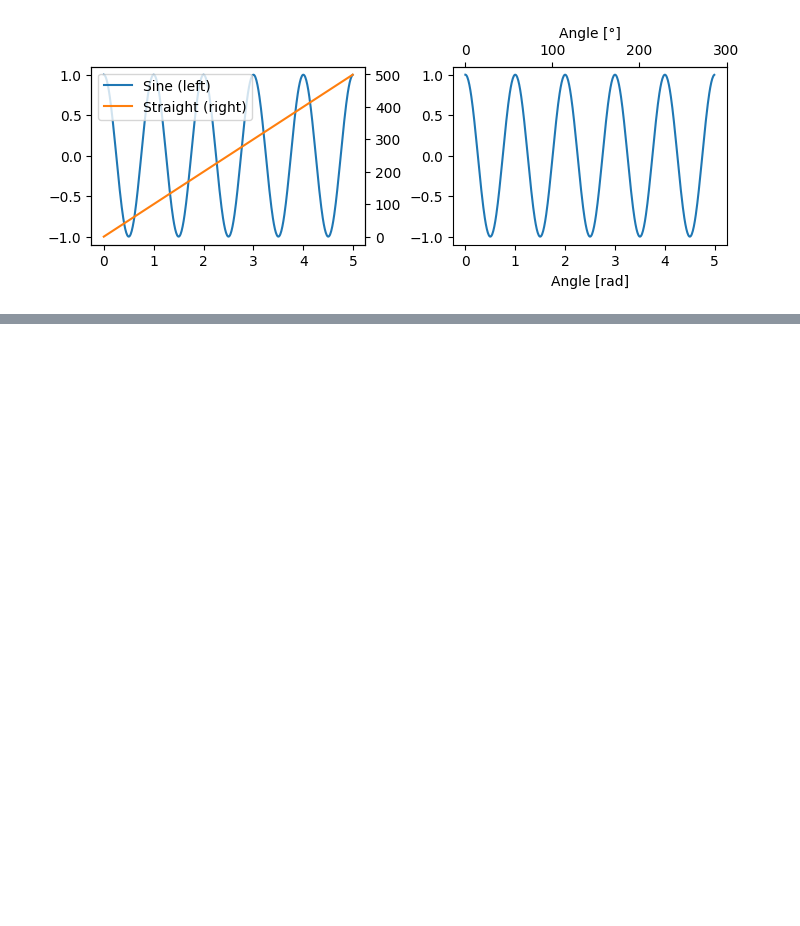
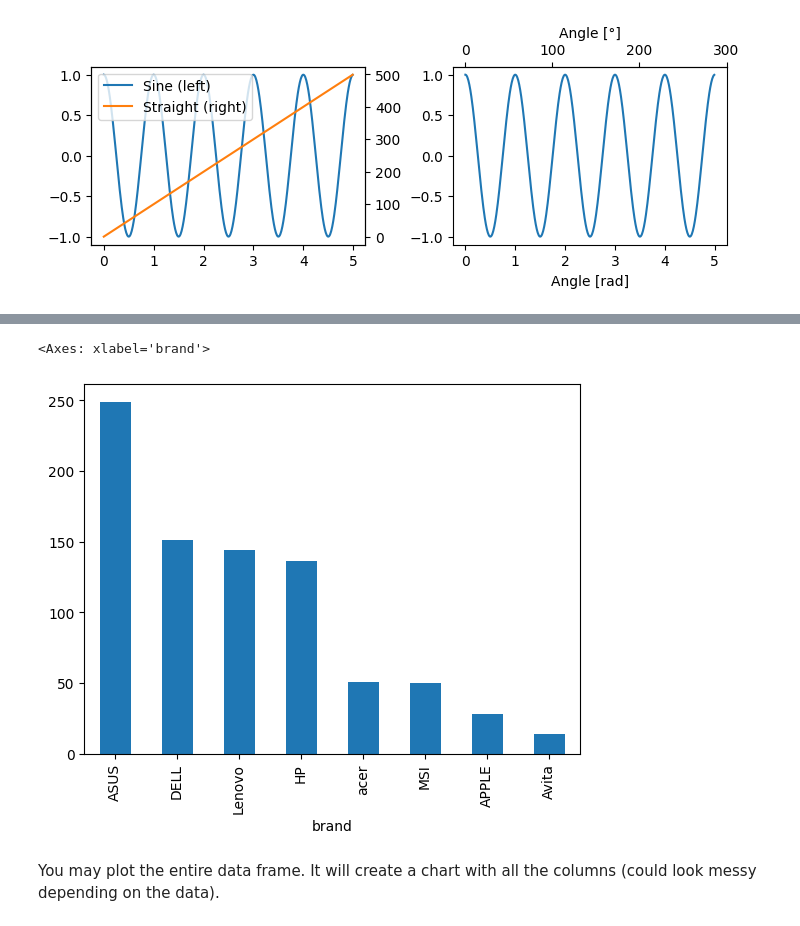
Before and after one commit to novillo-cs/softdev_material, a Jupyter notebook: lessons/unit_7/matplotlib.ipynb, the cells around one changed output, grey strips where cells are left out. Cells and saved outputs as stored; diff of their text form; code cells hidden in the pictures; blank space fills up the shorter version.

```diff
--- a/lessons/unit_7/matplotlib.ipynb
+++ b/lessons/unit_7/matplotlib.ipynb
@@ -149,0 +212,7 @@ Text(0.5, 0, 'Angle [°]')
+# %%
+laptops_df.brand.value_counts().plot(kind="bar")
+# %% [output]
+<Axes: xlabel='brand'>
+[figure, added]
+# %% [markdown]
+You may plot the entire data frame. It will create a chart with all the columns (could look messy depending on the data).
```
Also changed, not shown: parts of 22 cells of this notebook.
